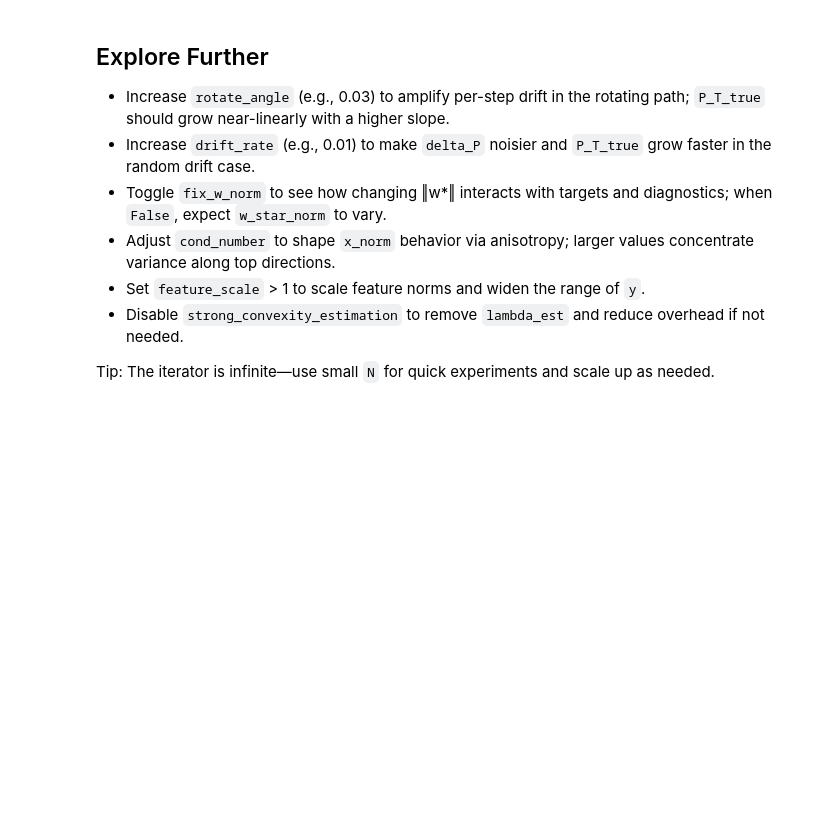
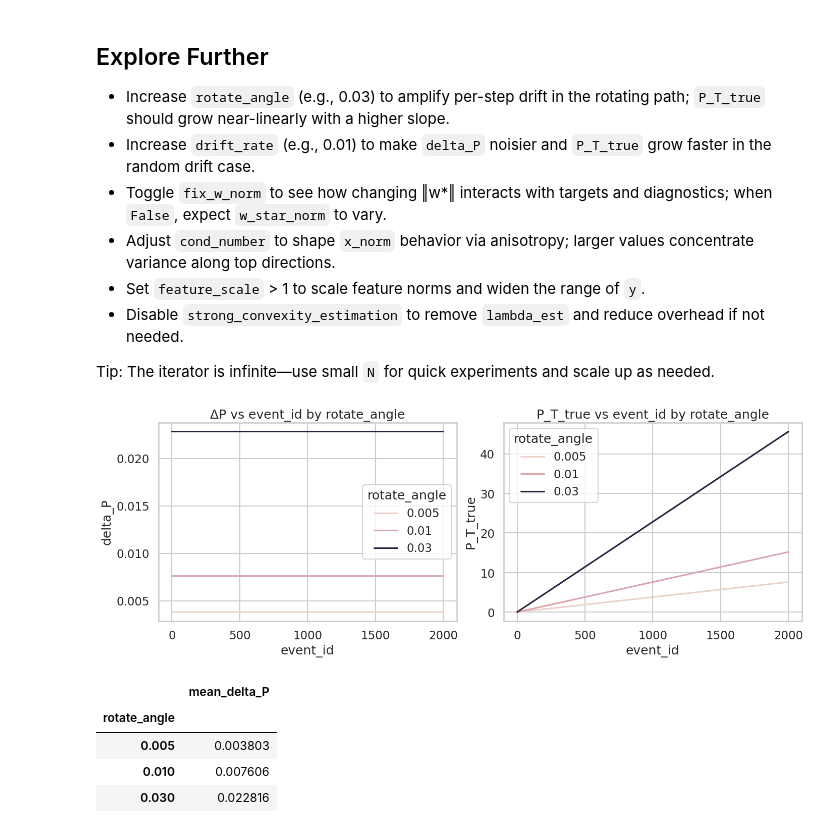
Before and after one commit to kennonstewart/unlearning-research-meta, a Jupyter notebook: code/data_loader_playground.ipynb, the cells around one changed output. Saved outputs shown, nothing was run; the diff lists cells and outputs as text; code cells hidden in the pictures; blank space fills up the shorter version.

```diff
--- a/code/data_loader_playground.ipynb
+++ b/code/data_loader_playground.ipynb
@@ -224,3 +275,36 @@ drift_df.head()
 - Disable `strong_convexity_estimation` to remove `lambda_est` and reduce overhead if not needed.
 
 Tip: The iterator is infinite—use small `N` for quick experiments and scale up as needed.
+# %%
+# Explore: effect of rotate_angle on drift metrics
+N = 2000
+angles = [0.005, 0.01, 0.03]
+results = []
+for ang in angles:
+    s = get_synthetic_linear_stream(
+        dim=20, seed=11, noise_std=0.1, use_event_schema=True,
+        cond_number=50.0, feature_scale=1.0,
+        path_type="rotating", path_control=True,
+        rotate_angle=ang, w_scale=2.0, fix_w_norm=True,
+        strong_convexity_estimation=False,
+    )
+    ev = take_events(s, N)
+    df = events_to_frame(ev)
+    df["rotate_angle"] = ang
+    results.append(df)
+rot_angle_df = pd.concat(results, ignore_index=True)
+
+fig, axes = plt.subplots(1, 2, figsize=(14, 5), constrained_layout=True)
+sns.lineplot(data=rot_angle_df, x="event_id", y="delta_P", hue="rotate_angle", ax=axes[0])
+axes[0].set_title("ΔP vs event_id by rotate_angle")
+sns.lineplot(data=rot_angle_df, x="event_id", y="P_T_true", hue="rotate_angle", ax=axes[1])
+axes[1].set_title("P_T_true vs event_id by rotate_angle")
+plt.show()
+rot_angle_df.groupby("rotate_angle")["delta_P"].mean().to_frame("mean_delta_P")
+# %% [output]
+[figure, added]
+|  | mean_delta_P |
+| rotate_angle |  |
+| 0.005 | 0.003803 |
+| 0.010 | 0.007606 |
+| 0.030 | 0.022816 |
```
Also changed, not shown: parts of 10 cells of this notebook, 1 other file.
